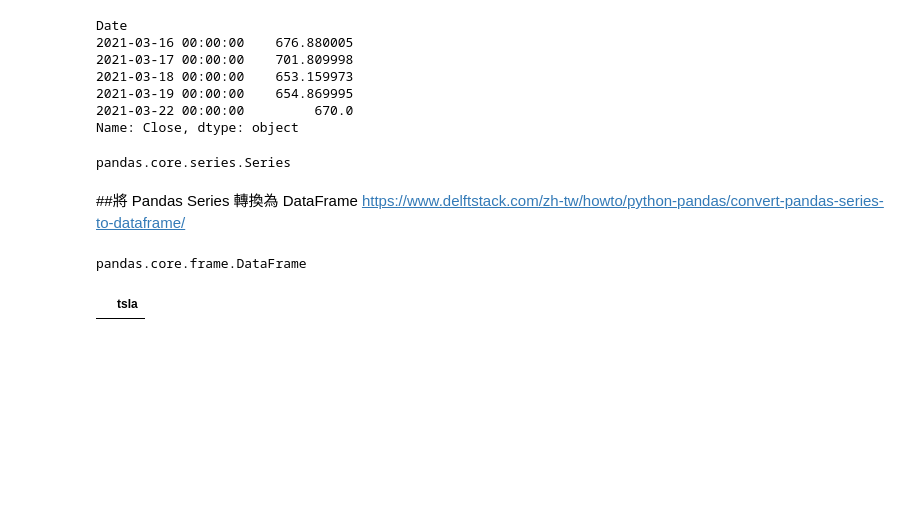
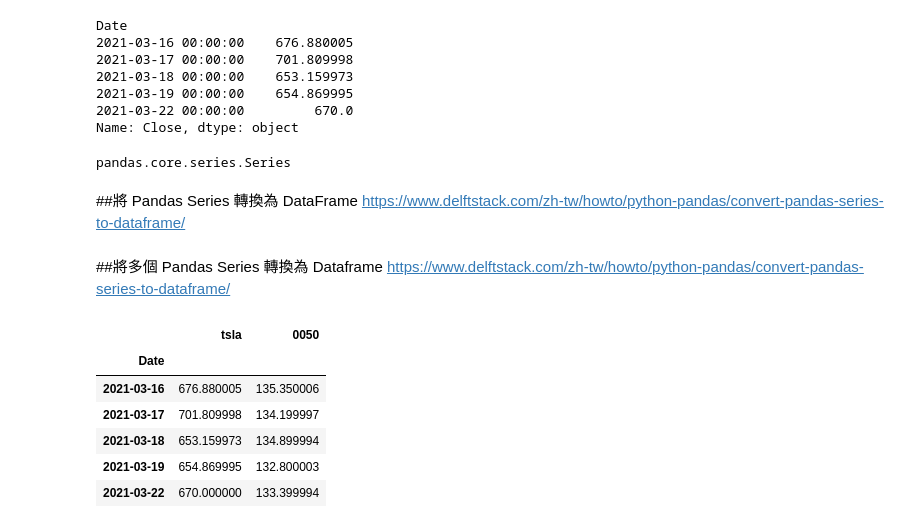
Before and after one commit to tewei0328/teach-visulization, a Jupyter notebook: viz1_datareader_yfinance.ipynb, the cells around one changed output. Cells and saved outputs as stored; diff of their text form; code cells hidden in the pictures; blank space fills up the shorter version.

```diff
--- a/viz1_datareader_yfinance.ipynb
+++ b/viz1_datareader_yfinance.ipynb
@@ -92,8 +89,17 @@ df_all=pd.DataFrame(df_all, columns=['tsla'])
-# %%
-type(df_all)
-# %% [output]
-pandas.core.frame.DataFrame
+# %% [markdown]
+##將多個 Pandas Series 轉換為 Dataframe
+https://www.delftstack.com/zh-tw/howto/python-pandas/convert-pandas-series-to-dataframe/
+# %%
+df_many = pd.concat([df1.Close, df2.Close], axis=1)
+# %%
+df_many.columns=['tsla','0050']
 # %%
-df_all.head()
+df_many.head()
 # %% [output]
-|  | tsla |
+|  | tsla | 0050 |
+| Date |  |  |
+| 2021-03-16 | 676.880005 | 135.350006 |
+| 2021-03-17 | 701.809998 | 134.199997 |
+| 2021-03-18 | 653.159973 | 134.899994 |
+| 2021-03-19 | 654.869995 | 132.800003 |
+| 2021-03-22 | 670.000000 | 133.399994 |
```
Also changed, not shown: parts of 3 cells of this notebook.
